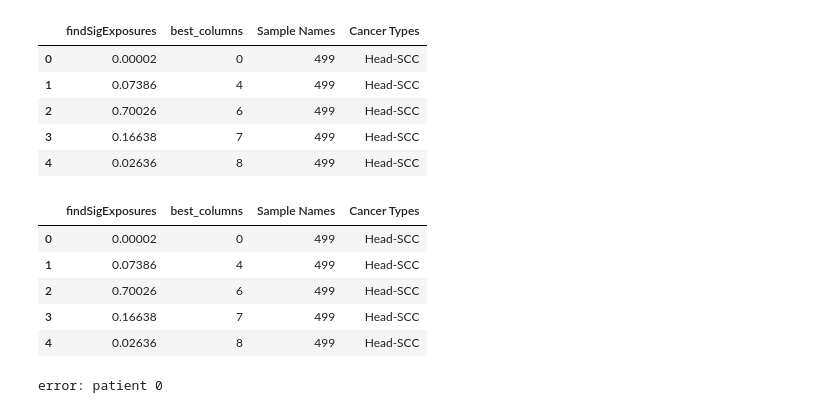
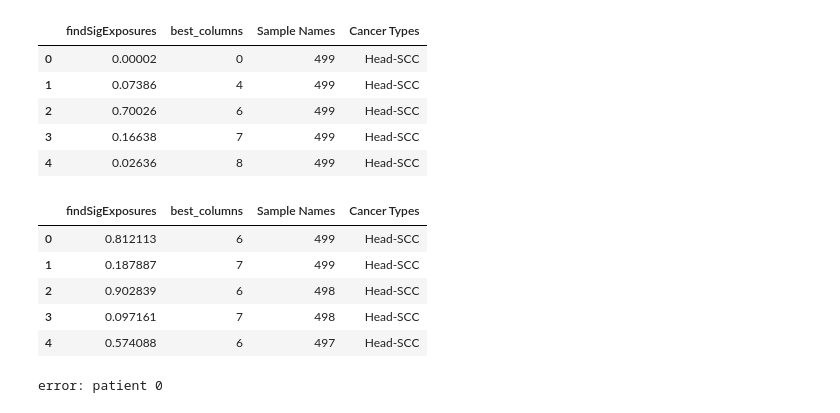
Before and after one commit to marcin119a/data_comparation, a Jupyter notebook: benchmark_4_output/interpretation_benchmark_4.ipynb, the cells around one changed output. Drawn from its saved outputs; the diff is of its cells as text; code cells hidden in the pictures.

```diff
--- a/benchmark_4_output/interpretation.ipynb
+++ b/benchmark_4_output/interpretation_benchmark_4.ipynb
@@ -38,17 +38,17 @@ experiment_sig_profiler_df.head()
 | 3 | 0.16638 | 7 | 499 | Head-SCC |
 | 4 | 0.02636 | 8 | 499 | Head-SCC |
 # %%
-experiment_signal_df = pd.read_csv('output/experiment_sig_profiles.csv', index_col=0)
+experiment_signal_df = pd.read_csv('output/experiment_signal.csv', index_col=0)
 experiment_signal_df.columns = ['findSigExposures',	'best_columns',	'Sample Names',	'Cancer Types']
 experiment_signal_df['Sample Names'] = experiment_signal_df['Sample Names'].astype(str)
 experiment_signal_df.head()
 # %% [output]
 |  | findSigExposures | best_columns | Sample Names | Cancer Types |
-| 0 | 0.00002 | 0 | 499 | Head-SCC |
-| 1 | 0.07386 | 4 | 499 | Head-SCC |
-| 2 | 0.70026 | 6 | 499 | Head-SCC |
-| 3 | 0.16638 | 7 | 499 | Head-SCC |
-| 4 | 0.02636 | 8 | 499 | Head-SCC |
+| 0 | 0.812113 | 6 | 499 | Head-SCC |
+| 1 | 0.187887 | 7 | 499 | Head-SCC |
+| 2 | 0.902839 | 6 | 498 | Head-SCC |
+| 3 | 0.097161 | 7 | 498 | Head-SCC |
+| 4 | 0.574088 | 6 | 497 | Head-SCC |
 # %%
 def calculate_metrics(predicted, actual, total_values):
     predicted_set = set(predicted)
```
Also changed, not shown: parts of 20 cells of this notebook, 9 other files.
